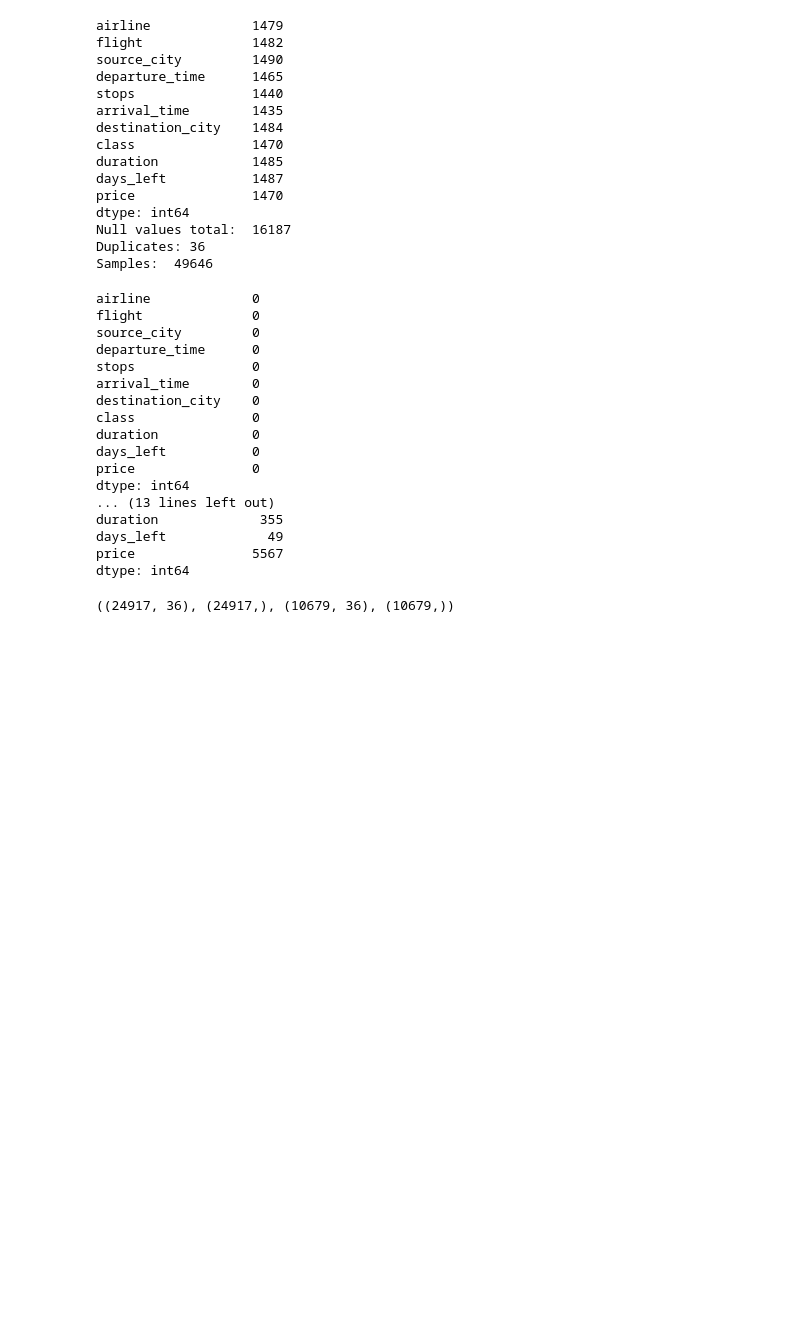
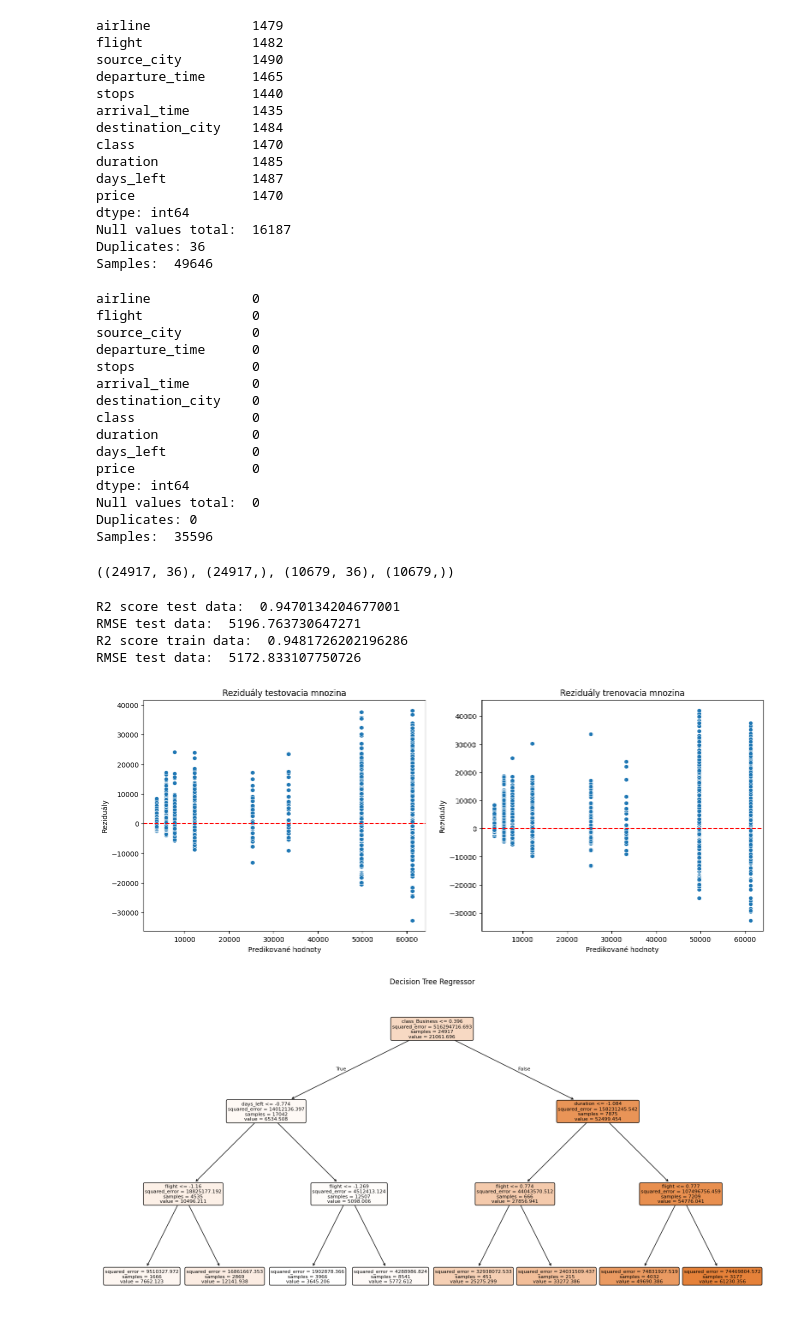
Before and after one commit to OndrejKocak/suns, a Jupyter notebook: zadanie2/zadanie2.ipynb, the cells around one changed output. Saved outputs shown, nothing was run; the diff lists cells and outputs as text; code cells hidden in the pictures; blank space fills up the shorter version.

```diff
--- a/zadanie2/zadanie2.ipynb
+++ b/zadanie2/zadanie2.ipynb
@@ -16,6 +18,6 @@ from sklearn.svm import SVR
 # %%
 flight_df = pd.read_csv("dataset_flights.csv")
-flight_df= flight_df.drop('ID', axis=1)
+flight_df= flight_df.drop(['ID'], axis=1)
 print(flight_df.info())
 # %% [output]
 <class 'pandas.core.frame.DataFrame'>
@@ -90,7 +92,7 @@ Null values total:  16187
 Duplicates: 36
 Samples:  49646
 # %%
-#odstranenie stlpcov v ktorych je vela null hodnot, duplicit a null hodnot
+#odstranenie duplicit a null hodnot
 flight_df_cleaned = flight_df.dropna()
 flight_df_cleaned = flight_df_cleaned.drop_duplicates()
 
@@ -102,9 +104,6 @@ print(nullValues)
 print("Null values total: ",nullValues.sum())
 print("Duplicates:", duplicates)
 print("Samples: ", samples)
-print("========")
-print("Unique values: ")
-print(flight_df_cleaned.nunique())
 # %% [output]
 airline             0
 flight              0
@@ -118,25 +117,18 @@ duration            0
 days_left           0
 price               0
 dtype: int64
-... (13 lines left out)
-duration             355
-days_left             49
-price               5567
-dtype: int64
+Null values total:  0
+Duplicates: 0
+Samples:  35596
 # %%
 flight_df_cleaned.reset_index(drop=True, inplace=True)
 one_hot_encoded_columns = ['airline', 'source_city', 'departure_time', 'arrival_time', 'destination_city', 'class']
-flight_df_encoded = flight_df_cleaned.copy()
-for column in one_hot_encoded_columns:
-    one_hot_encoded = pd.get_dummies(flight_df_encoded[column])
-    flight_df_encoded= pd.concat([flight_df_encoded.drop(columns=column), one_hot_encoded.astype(int)], axis = 1)
 
-label_encoder = LabelEncoder()
+flight_df_encoded = pd.get_dummies(flight_df_cleaned,columns=one_hot_encoded_columns, drop_first=False)
+
 flight_df_encoded['stops'] = flight_df_encoded['stops'].map({'zero': 0, 'one': 1, 'two_or_more': 2})
 
-targetEncoder = TargetEncoder(smooth=1)
-flight_df_encoded['flight'] = targetEncoder.fit_transform(flight_df_cleaned[['flight']], flight_df_cleaned[['price']])
-#flight_df_end['airline'] = targetEncoder.fit_transform(flight_df_cleaned[['airline']], flight_df_cleaned[['price']])
+flight_df_encoded['flight'] = flight_df_encoded['flight'].map(flight_df_encoded.groupby('flight')['price'].mean())
 # %%
 flight_df_encoded.reset_index(drop=True, inplace=True)
 X = flight_df_encoded.drop('price', axis=1)
@@ -149,7 +141,54 @@ X_train.shape, Y_train.shape, X_test.shape, Y_test.shape
 # %% [output]
 ((24917, 36), (24917,), (10679, 36), (10679,))
 # %%
-scaler = MinMaxScaler()
+scaler = StandardScaler()
 
 X_train = scaler.fit_transform(X_train)
 X_test = scaler.transform(X_test)
+# %%
+model = DecisionTreeRegressor(max_depth=3)
+model.fit(X_train, Y_train)
+
+y_pred = model.predict(X_test)
+y_pred_train = model.predict(X_train)
+
+r2_pred = r2_score(Y_test, y_pred)
+rmse_pred = mean_squared_error(Y_test, y_pred, squared=False)
+r2_pred_train = r2_score(Y_train, y_pred_train)
+rmse_pred_train = mean_squared_error(Y_train, y_pred_train, squared=False)
+
+print("R2 score test data: ", r2_pred)
+print("RMSE test data: ", rmse_pred)
+print("R2 score train data: ", r2_pred_train)
+print("RMSE test data: ", rmse_pred_train)
+
+residuals = Y_test - y_pred
+residuals_train = Y_train - y_pred_train
+
+plt.figure(figsize=(16, 6))
+plt.subplot(1,2,1)
+sns.scatterplot(x=y_pred, y=residuals)
+plt.axhline(0, color='red', linestyle='--')
+plt.xlabel("Predikované hodnoty")
+plt.ylabel("Reziduály")
+plt.title("Reziduály testovacia mnozina")
+
+plt.subplot(1,2,2)
+sns.scatterplot(x=y_pred_train, y=residuals_train)
+plt.axhline(0, color='red', linestyle='--')
+plt.xlabel("Predikované hodnoty")
+plt.ylabel("Reziduály")
+plt.title("Reziduály trenovacia mnozina")
+plt.show()
+
+plt.figure(figsize=(20, 10))
+plot_tree(model, filled=True, feature_names=X.columns.tolist(), rounded=True)
+plt.title("Decision Tree Regressor")
+plt.show()
+# %% [output]
+R2 score test data:  0.9470134204677001
+RMSE test data:  5196.763730647271
+R2 score train data:  0.9481726202196286
+RMSE test data:  5172.833107750726
+[figure, added]
+[figure, added]
```
Also changed, not shown: parts of 15 cells of this notebook.
